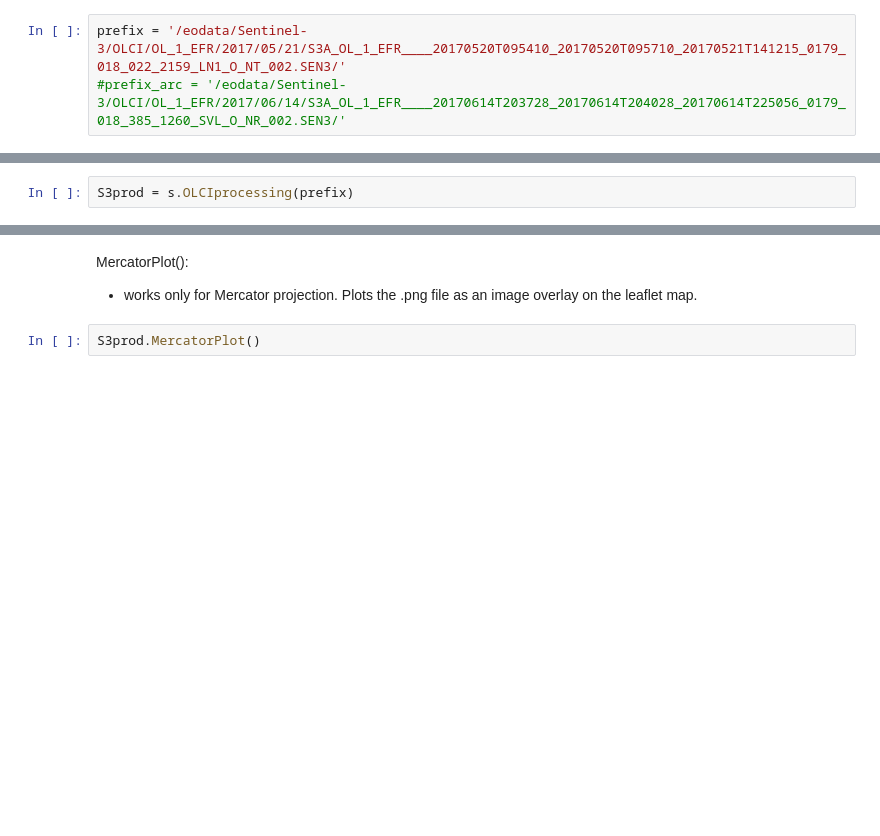
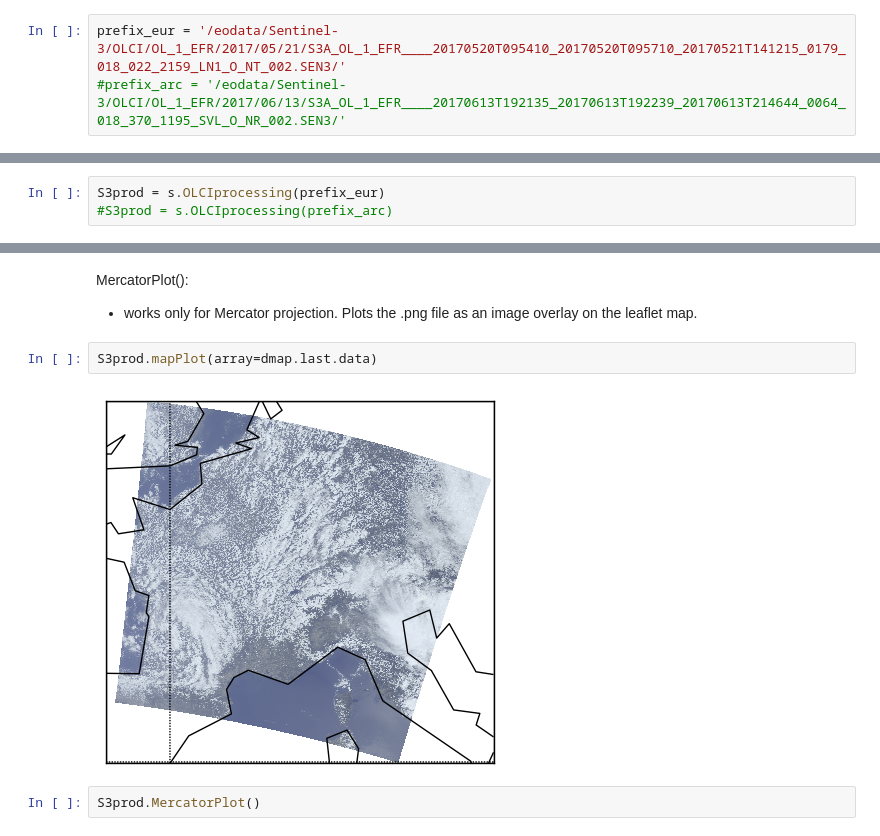
Before and after one commit to fvivian/Sentinel3, a Jupyter notebook: OLCI_plotting.ipynb, the cells around one changed output, grey strips where cells are left out. Saved outputs shown, nothing was run; the diff lists cells and outputs as text; blank space fills up the shorter version.

```diff
--- a/OLCI_plotting.ipynb
+++ b/OLCI_plotting.ipynb
@@ -6,12 +8,13 @@ import S3processing as s
 # %%
-prefix = '/eodata/Sentinel-3/OLCI/OL_1_EFR/2017/05/21/S3A_OL_1_EFR____20170520T095410_20170520T095710_20170521T141215_0179_018_022_2159_LN1_O_NT_002.SEN3/'
-#prefix_arc = '/eodata/Sentinel-3/OLCI/OL_1_EFR/2017/06/14/S3A_OL_1_EFR____20170614T203728_20170614T204028_20170614T225056_0179_018_385_1260_SVL_O_NR_002.SEN3/'
+prefix_eur = '/eodata/Sentinel-3/OLCI/OL_1_EFR/2017/05/21/S3A_OL_1_EFR____20170520T095410_20170520T095710_20170521T141215_0179_018_022_2159_LN1_O_NT_002.SEN3/'
+#prefix_arc = '/eodata/Sentinel-3/OLCI/OL_1_EFR/2017/06/13/S3A_OL_1_EFR____20170613T192135_20170613T192239_20170613T214644_0064_018_370_1195_SVL_O_NR_002.SEN3/'
 # %% [markdown]
 OLCIprocessing(ProductName, OutputName=True):
 - ProductName denotes the path to the Sentinel 3 product of interest
 - OutputName will be the name of the later on generated png file. If set to True, this function will set this variable to S3A_ followed by the date and time of the products retrieval. Default is True.
 # %%
-S3prod = s.OLCIprocessing(prefix)
+S3prod = s.OLCIprocessing(prefix_eur)
+#S3prod = s.OLCIprocessing(prefix_arc)
 # %% [markdown]
 ImportIMG:
 
@@ -60,5 +68,9 @@ S3prod.savePNG(array=dmap.last.data)
 # %% [markdown]
 MercatorPlot():
 - works only for Mercator projection. Plots the .png file as an image overlay on the leaflet map.
+# %%
+S3prod.mapPlot(array=dmap.last.data)
+# %% [output]
+[figure, added]
 # %%
 S3prod.MercatorPlot()
```
Also changed, not shown: parts of 10 cells of this notebook, 1 other file.
